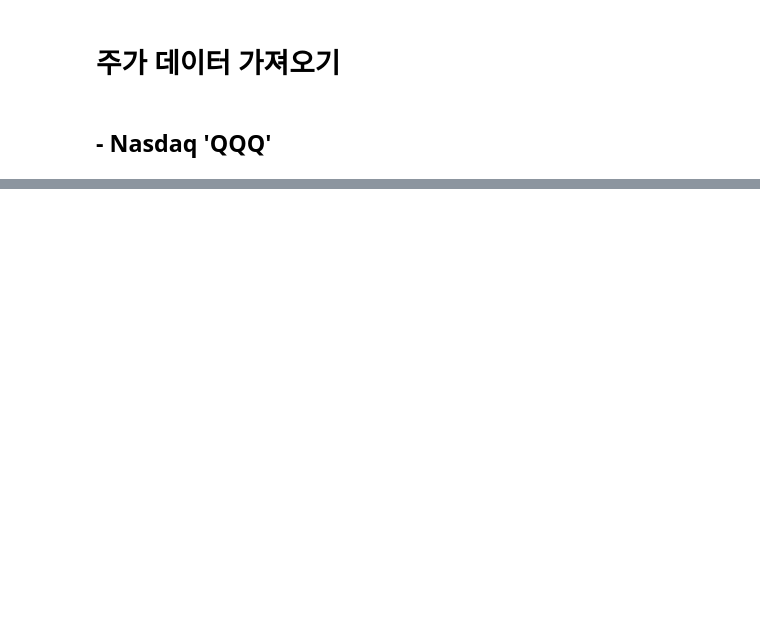
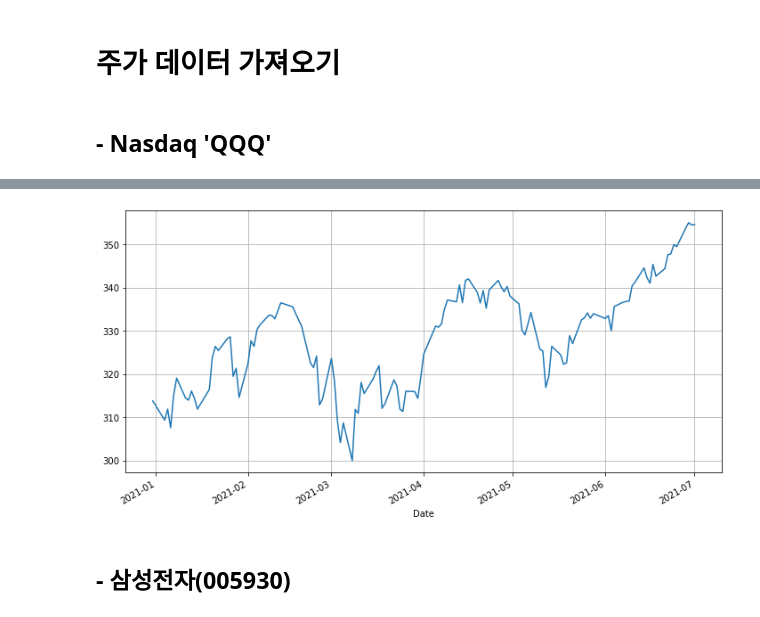
Before and after one commit to seohyunjin/HK_DeepLearning-2021, a Jupyter notebook: 03_OpenAI/01_주가예측.ipynb, the cells around one changed output, grey strips where cells are left out. Saved outputs shown, nothing was run; the diff lists cells and outputs as text; code cells hidden in the pictures; blank space fills up the shorter version.

```diff
--- a/03_OpenAI/01_주가예측.ipynb
+++ b/03_OpenAI/01_주가예측.ipynb
@@ -19,9 +35,8 @@ import pandas_datareader as pdr
 # %% [markdown]
 ## - Nasdaq 'QQQ'
 # %%
-start = datetime(2016, 1, 1)
-end = datetime(2021,6,30)
-
-qqq = pdr. DataReader('QQQ', data_soursce= 'yahoo', start = start, end = end)
+start = datetime(2021, 1, 1)
+end = datetime(2021, 7, 2)
+qqq = yf.download('QQQ', start=start, end=end)
 qqq.tail()
 # %% [output]
@@ -28,0 +51,7 @@ TypeError: DataReader() got an unexpected keyword argument 'data_soursce'
+# %%
+qqq.Close.plot(figsize=(12,6), grid = True)
+plt.show()
+# %% [output]
+[figure, added]
+# %% [markdown]
+## - 삼성전자(005930)
```
Also changed, not shown: parts of 15 cells of this notebook, 1 other file.
